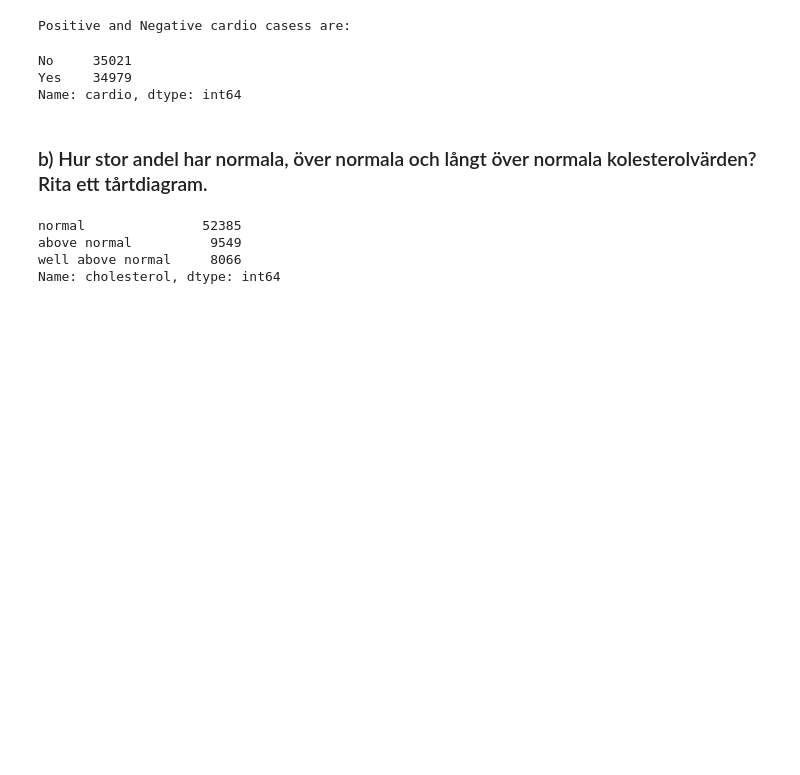
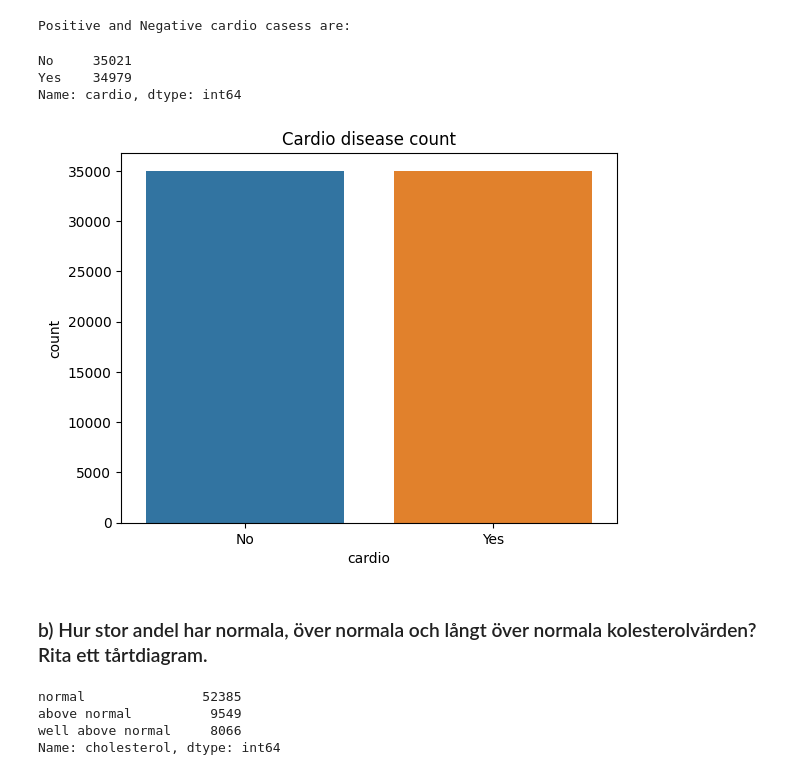
Before and after one commit to VineelaNedunuri/Disease--Prediction-Machine-Learning, a Jupyter notebook: EDA_Disease_prediction.ipynb, the cells around one changed output. Cells and saved outputs as stored; diff of their text form; code cells hidden in the pictures; blank space fills up the shorter version.

```diff
--- a/EDA_Disease_prediction.ipynb
+++ b/EDA_Disease_prediction.ipynb
@@ -135,6 +168,12 @@ Positive and Negative cardio casess are:
 No     35021
 Yes    34979
 Name: cardio, dtype: int64
+# %%
+sns.countplot(x='cardio', data=df)
+plt.title('Cardio disease count')
+plt.show()
+# %% [output]
+[figure, added]
 # %% [markdown]
 ### b) Hur stor andel har normala, över normala och långt över normala kolesterolvärden? Rita ett tårtdiagram.
 # %%
```
Also changed, not shown: parts of 20 cells of this notebook.
